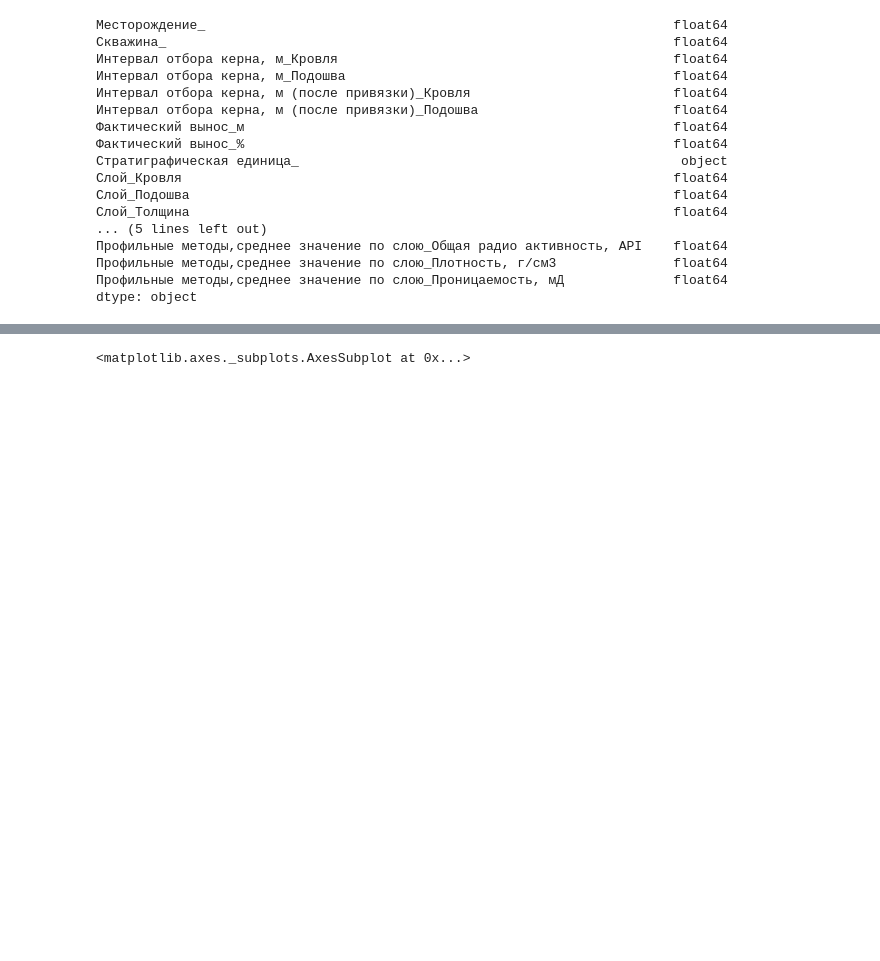
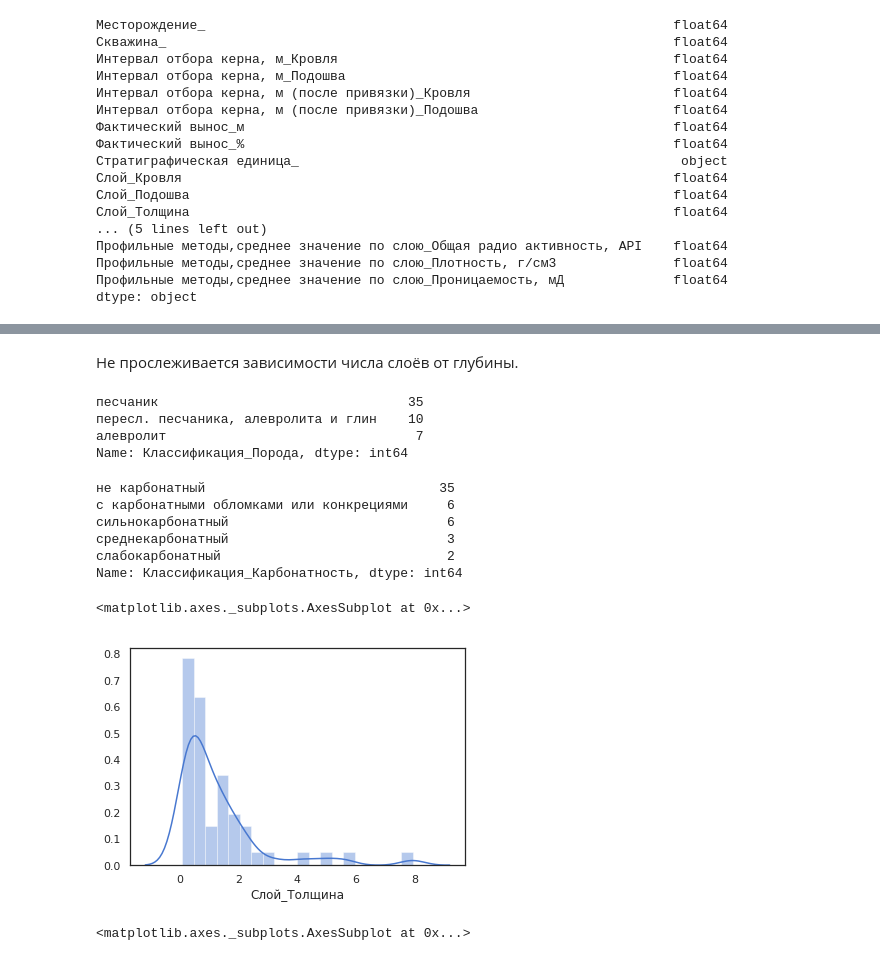
Before and after one commit to nuvard/kern_segmentation, a Jupyter notebook: EDA.ipynb, the cells around one changed output, grey strips where cells are left out. Drawn from its saved outputs; the diff is of its cells as text; code cells hidden in the pictures; blank space fills up the shorter version.

```diff
--- a/EDA.ipynb
+++ b/EDA.ipynb
@@ -368,3 +381,28 @@ df.describe()
+# %% [markdown]
+Не прослеживается зависимости числа слоёв от глубины.
+# %%
+
+df['Классификация_Порода'].value_counts()
+# %% [output]
+песчаник                                35
+пересл. песчаника, алевролита и глин    10
+алевролит                                7
+Name: Классификация_Порода, dtype: int64
+# %%
+
+df['Классификация_Карбонатность'].value_counts()
+# %% [output]
+не карбонатный                              35
+с карбонатными обломками или конкрециями     6
+сильнокарбонатный                            6
+среднекарбонатный                            3
+слабокарбонатный                             2
+Name: Классификация_Карбонатность, dtype: int64
+# %%
+sns.distplot(df['Слой_Толщина'], bins=20, color = 'b')
+# %% [output]
+<matplotlib.axes._subplots.AxesSubplot at 0x...>
+[figure, added]
 # %%
 sns.set(style="white", palette="muted", color_codes=True)
 f, axes = plt.subplots(3, 1, figsize=(10,15), sharex=False)
```
Also changed, not shown: parts of 18 cells of this notebook.
